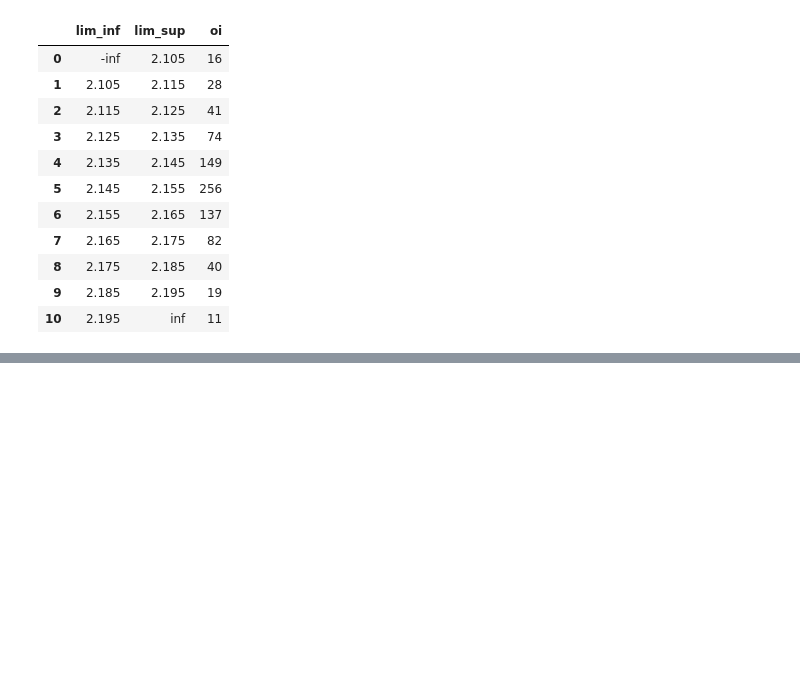
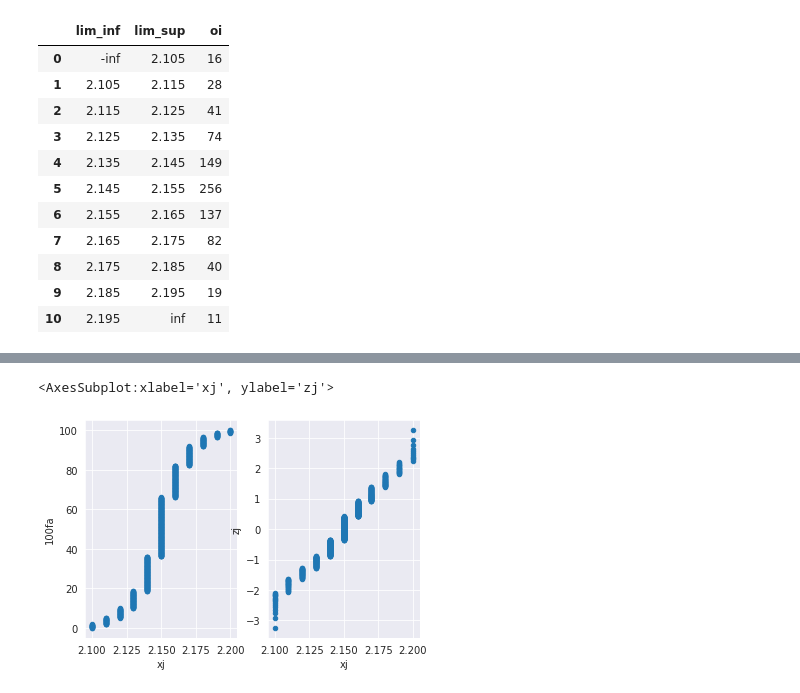
Before and after one commit to Pmz94/data-science, a Jupyter notebook: bondad_ajuste/ejercicio_8-88.ipynb, the cells around one changed output, grey strips where cells are left out. Cells and saved outputs as stored; diff of their text form; code cells hidden in the pictures; blank space fills up the shorter version.

```diff
--- a/bondad_ajuste/ejercicio_8-88.ipynb
+++ b/bondad_ajuste/ejercicio_8-88.ipynb
@@ -135,0 +285,7 @@ st.chi2.sf(66.9360790114807, 8)
+# %%
+figure, axs = plt.subplots(1, 2, sharex = True)
+tabla.plot(kind = 'scatter', x = 'xj', y = '100fa', ax = axs[0])
+tabla.plot(kind = 'scatter', x = 'xj', y = 'zj', ax = axs[1])
+# %% [output]
+<AxesSubplot:xlabel='xj', ylabel='zj'>
+[figure, added]
```
Also changed, not shown: parts of 30 cells of this notebook, 3 other files.
